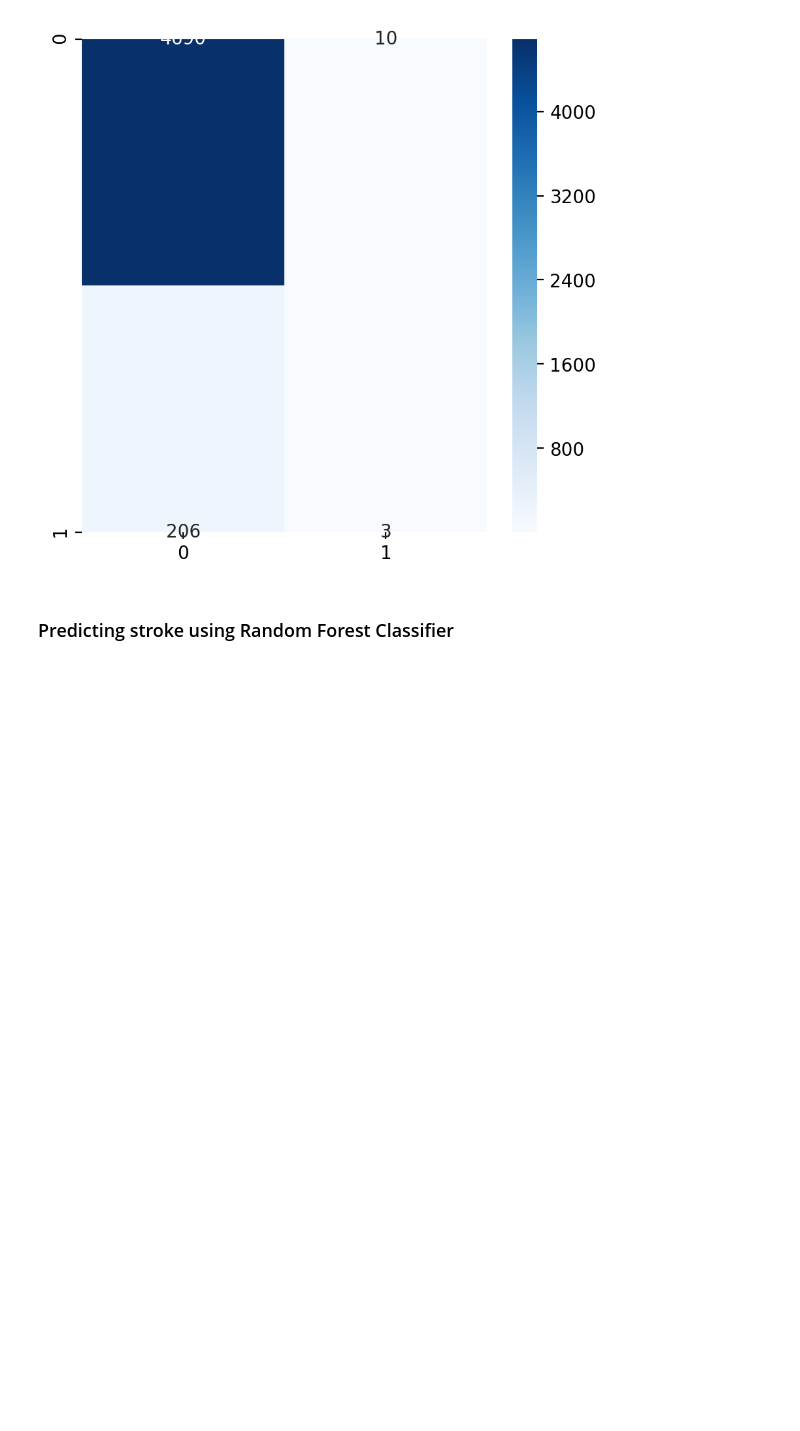
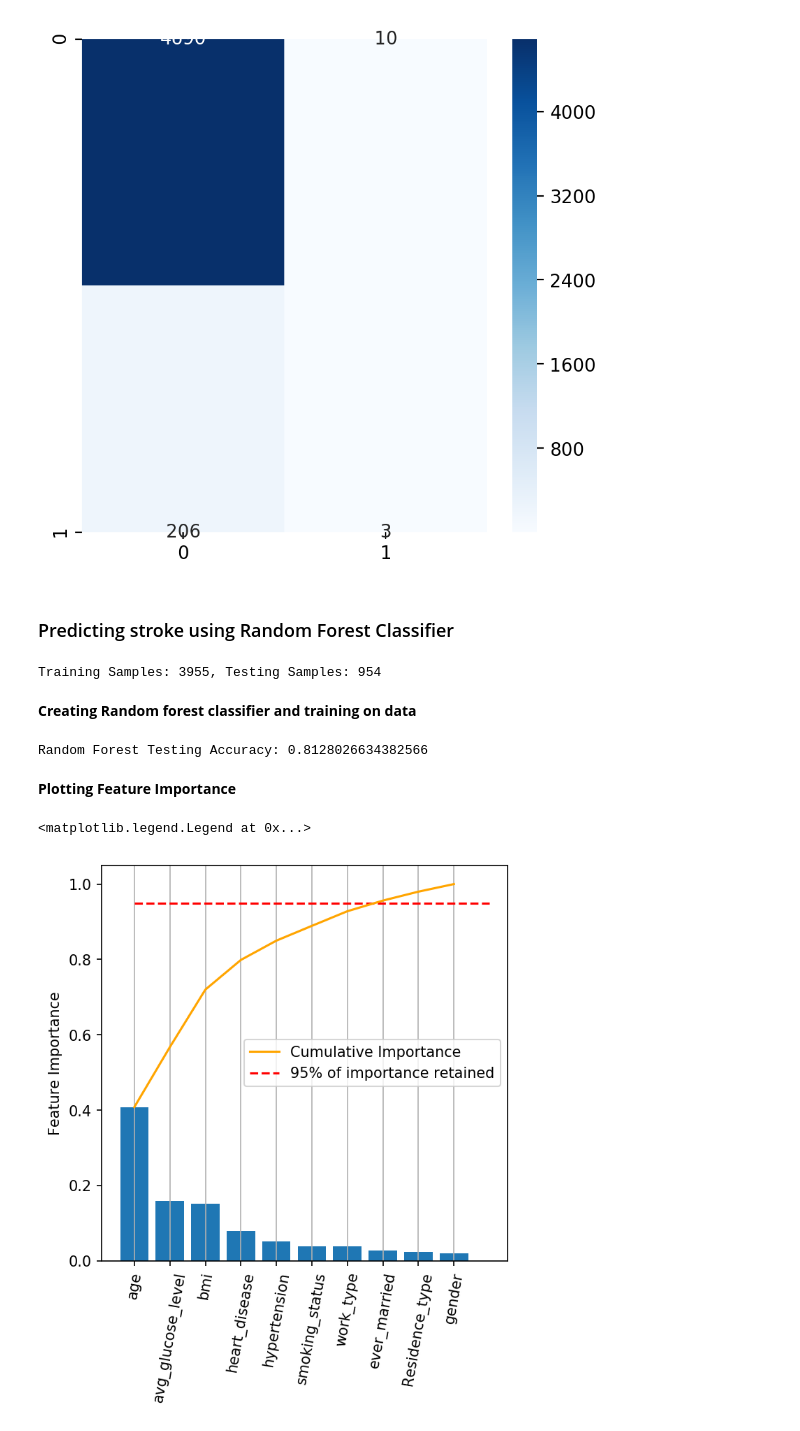
Before and after one commit to maldoam/mllib-stroke-prediction, a Jupyter notebook: notebooks_jupyter_test_pyspark.ipynb, the cells around one changed output. Cells and saved outputs as stored; diff of their text form; code cells hidden in the pictures; blank space fills up the shorter version.

```diff
--- a/notebooks_jupyter_test_pyspark.ipynb
+++ b/notebooks_jupyter_test_pyspark.ipynb
@@ -54,6 +58,11 @@ data.head(5)
 | 2 | 31112 | Male | 80.0 | 0 | 1 | Yes | Private | Rural | ... |
 | 3 | 60182 | Female | 49.0 | 0 | 0 | Yes | Private | Urban | ... |
 | 4 | 1665 | Female | 79.0 | 1 | 0 | Yes | Self-employed | Rural | ... |
+# %%
+feature_cols = ["gender", "age", "hypertension",
+                "heart_disease", "ever_married", "work_type",
+                "Residence_type", "avg_glucose_level", "bmi",
+                "smoking_status"]
 # %% [markdown]
 ### Cleaning dataset
 # %%
@@ -234,3 +242,49 @@ plt.show()
 [figure]
 # %% [markdown]
 ### Predicting stroke using Random Forest Classifier
+# %%
+data_RF = spark.createDataFrame(data)
+
+assembler = VectorAssembler(inputCols = feature_cols,
+                            outputCol = "features")
+
+data_RF = assembler.transform(data_RF)
+data_RF = data_RF.select(["features", "stroke"])
+
+train_RF, test_RF = data_RF.randomSplit([0.8, 0.2])
+print(f"Training Samples: {train_RF.count()}, Testing Samples: {test_RF.count()}")
+# %% [output]
+Training Samples: 3955, Testing Samples: 954
+# %% [markdown]
+**Creating Random forest classifier and training on data**
+# %%
+RF_classifier = RandomForestClassifier(labelCol = "stroke", numTrees = 60).fit(train_RF)
+RF_predictions = RF_classifier.transform(test_RF)
+# %%
+RF_accuracy = BinaryClassificationEvaluator(labelCol = "stroke").evaluate(RF_predictions)
+print(f"Random Forest Testing Accuracy: {RF_accuracy}")
+# %% [output]
+Random Forest Testing Accuracy: 0.8128026634382566
+# %% [markdown]
+**Plotting Feature Importance**
+# %%
+RF_importances = RF_classifier.featureImportances.toArray()
+RF_importances = pd.Series(data = RF_importances, index = feature_cols, dtype = np.float64)
+RF_importances = RF_importances.sort_values(ascending = False)
+
+cumulative_importance = np.cumsum(RF_importances)
+
+fig = plt.figure(dpi = 150, figsize = (5, 5))
+ax = fig.add_subplot(1, 1, 1)
+cumulative_line = ax.plot(cumulative_importance.values, color = "orange", label = "Cumulative Importance")
+importance_line = ax.bar(x = RF_importances.index, height = RF_importances.values)
+# Draw line at 95% of importance retained
+ax.hlines(y = 0.95, color = "r", linestyles = "dashed", xmin = 0,
+          xmax = len(feature_cols), label = "95% of importance retained")
+plt.xticks(rotation = 80)
+ax.grid(axis = "x")
+ax.set_ylabel("Feature Importance")
+ax.legend()
+# %% [output]
+<matplotlib.legend.Legend at 0x...>
+[figure, added]
```
Also changed, not shown: parts of 2 cells of this notebook.
